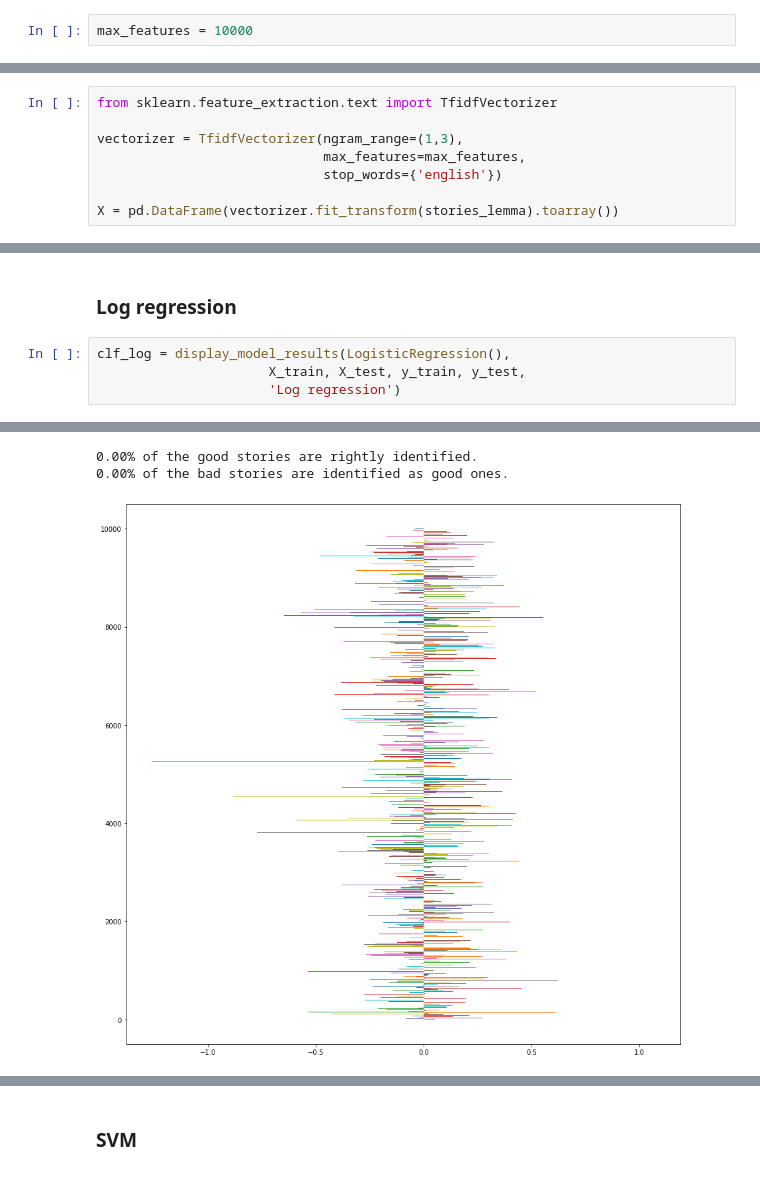
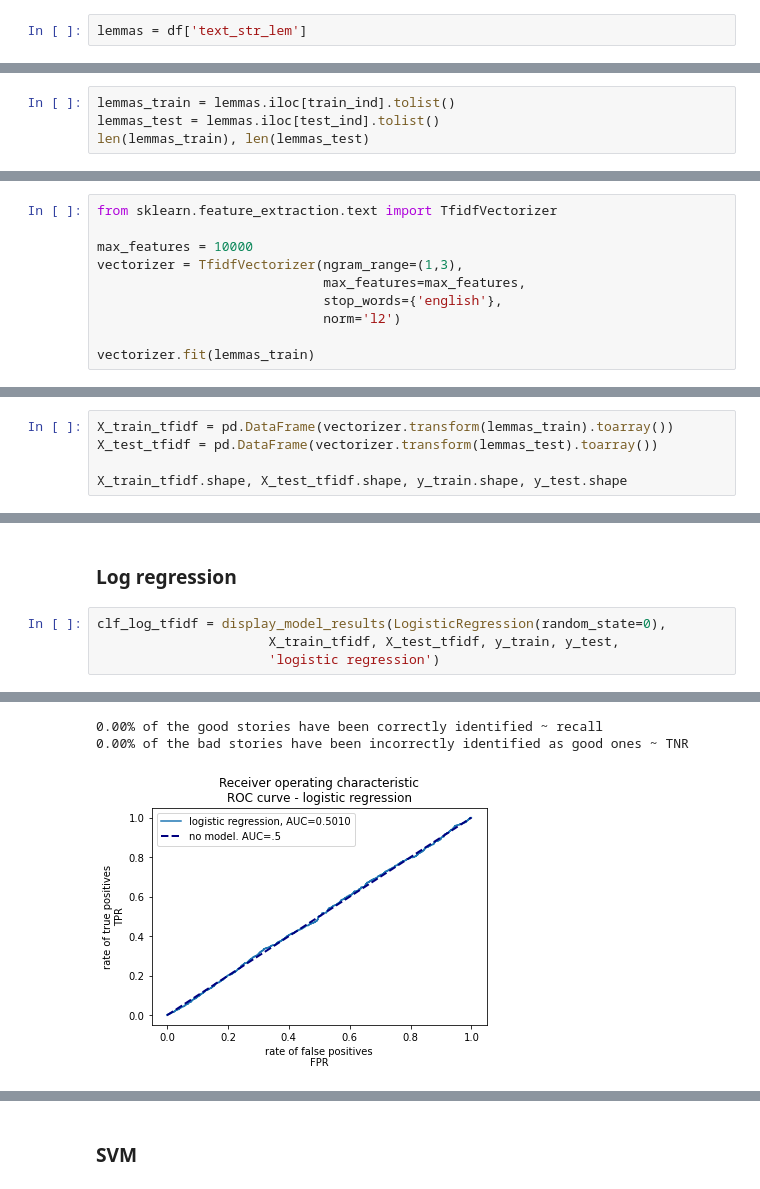
Before and after one commit to batyaamericus/OncUponTim, a Jupyter notebook: ML_classification_good_bad.ipynb, the cells around one changed output, grey strips where cells are left out. Drawn from its saved outputs; the diff is of its cells as text.

```diff
--- a/ML_classification_good_bad.ipynb
+++ b/ML_classification_good_bad.ipynb
@@ -447,4 +444,4 @@ Confusion matrix when p=0.26:
 # %% [markdown]
 ## Preprocessing
 # %%
-max_features = 10000
+lemmas = df['text_str_lem']
@@ -452,0 +448,4 @@ stories_lemma = df.text_str_lem.tolist()
+# %%
+lemmas_train = lemmas.iloc[train_ind].tolist()
+lemmas_test = lemmas.iloc[test_ind].tolist()
+len(lemmas_train), len(lemmas_test)
@@ -453,8 +454,10 @@ stories_lemma = df.text_str_lem.tolist()
 # %%
 from sklearn.feature_extraction.text import TfidfVectorizer
 
+max_features = 10000
 vectorizer = TfidfVectorizer(ngram_range=(1,3),
                              max_features=max_features,
-                             stop_words={'english'})
+                             stop_words={'english'},
+                             norm='l2')
 
-X = pd.DataFrame(vectorizer.fit_transform(stories_lemma).toarray())
+vectorizer.fit(lemmas_train)
@@ -467,0 +466,5 @@ X_train.shape, X_test.shape, y_train.shape, y_test.shape
+# %%
+X_train_tfidf = pd.DataFrame(vectorizer.transform(lemmas_train).toarray())
+X_test_tfidf = pd.DataFrame(vectorizer.transform(lemmas_test).toarray())
+
+X_train_tfidf.shape, X_test_tfidf.shape, y_train.shape, y_test.shape
@@ -470,7 +475,7 @@ X_train.shape, X_test.shape, y_train.shape, y_test.shape
 # %% [markdown]
 ### Log regression
 # %%
-clf_log = display_model_results(LogisticRegression(),
-                      X_train, X_test, y_train, y_test,
-                      'Log regression')
+clf_log_tfidf = display_model_results(LogisticRegression(random_state=0),
+                      X_train_tfidf, X_test_tfidf, y_train, y_test,
+                      'logistic regression')
 # %% [output]
@@ -492,5 +493,5 @@ Confusion matrix:
-0.00% of the good stories are rightly identified.
-0.00% of the bad stories are identified as good ones.
+0.00% of the good stories have been correctly identified ~ recall
+0.00% of the bad stories have been incorrectly identified as good ones ~ TNR
-[figure, old version]
+[figure, new version]
 # %%
 recall_value = 0.7 # chose wanted recall value
```
Also changed, not shown: parts of 70 cells of this notebook.
